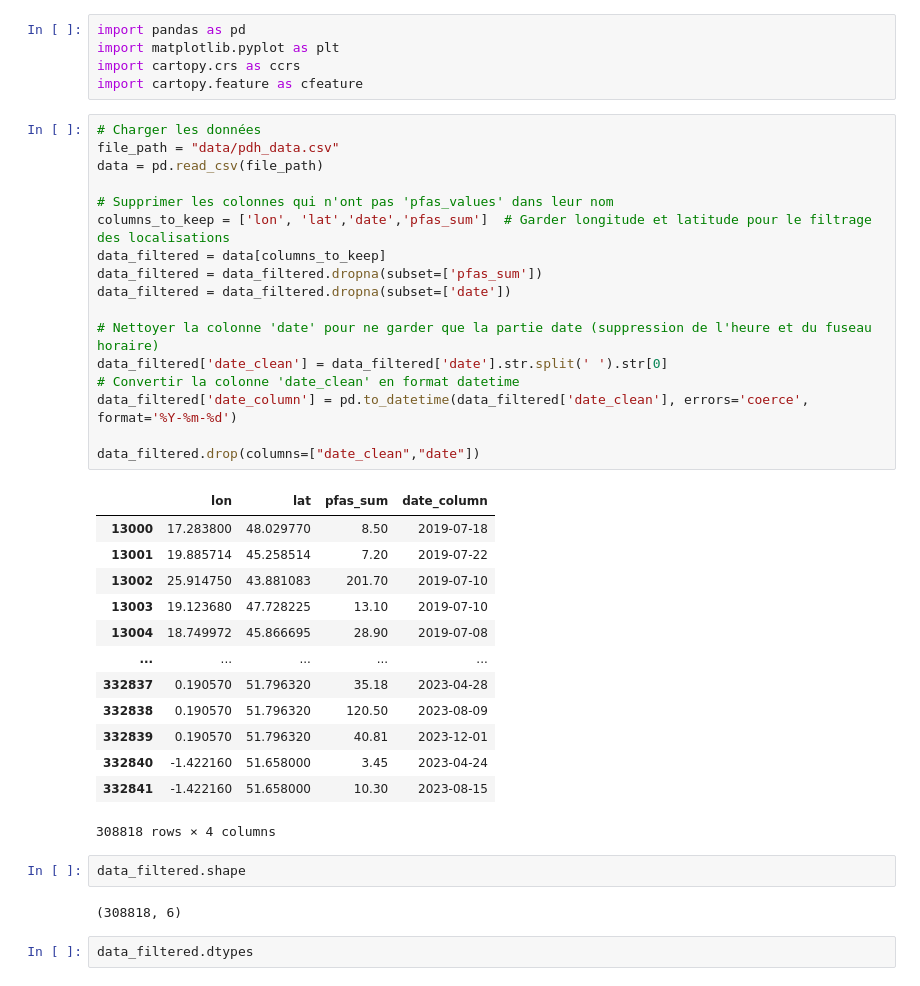
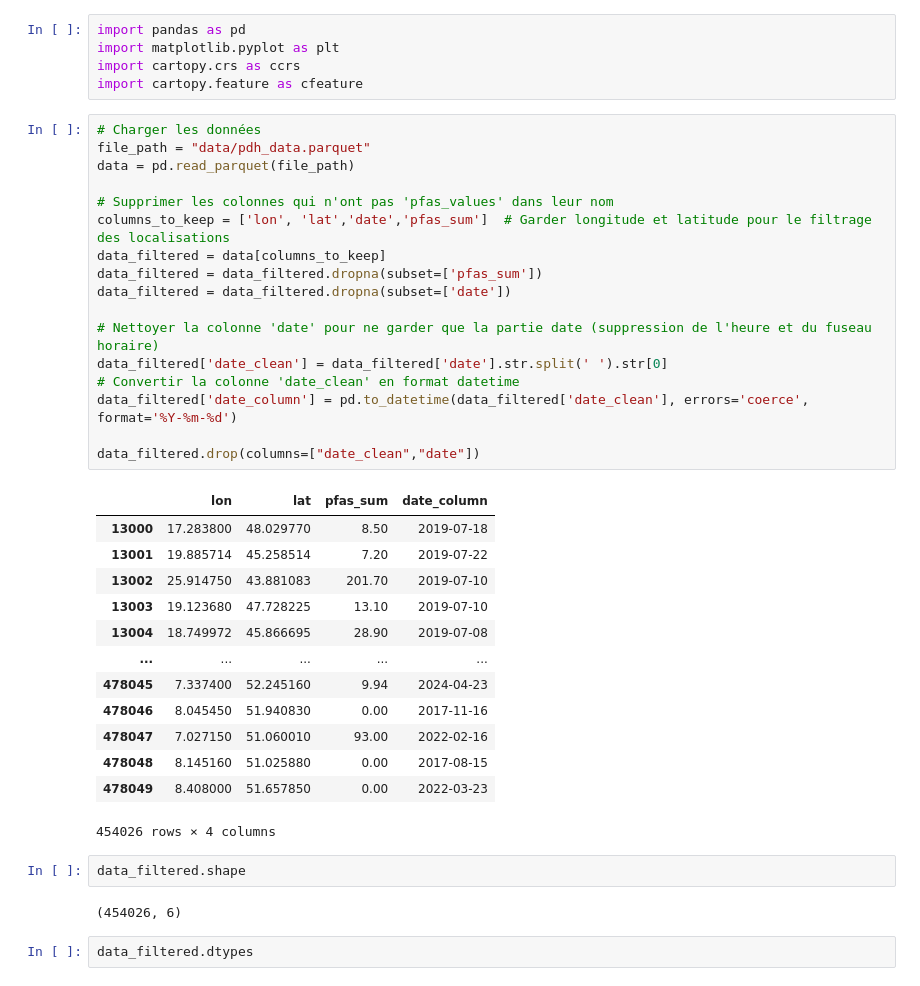
Before and after one commit to adwge99/Krigeage_PFAS, a Jupyter notebook: test.ipynb, the cells around one changed output. Saved outputs shown, nothing was run; the diff lists cells and outputs as text.

```diff
--- a/test.ipynb
+++ b/test.ipynb
@@ -5,39 +25,39 @@ import cartopy.crs as ccrs
 import cartopy.feature as cfeature
 # %%
 # Charger les données
-file_path = "data/pdh_data.csv"
-data = pd.read_csv(file_path)
+file_path = "data/pdh_data.parquet"
+data = pd.read_parquet(file_path)
 
 # Supprimer les colonnes qui n'ont pas 'pfas_values' dans leur nom
 columns_to_keep = ['lon', 'lat','date','pfas_sum']  # Garder longitude et latitude pour le filtrage des localisations
 data_filtered = data[columns_to_keep]
 data_filtered = data_filtered.dropna(subset=['pfas_sum'])
 data_filtered = data_filtered.dropna(subset=['date'])
 
 # Nettoyer la colonne 'date' pour ne garder que la partie date (suppression de l'heure et du fuseau horaire)
 data_filtered['date_clean'] = data_filtered['date'].str.split(' ').str[0]
 # Convertir la colonne 'date_clean' en format datetime
 data_filtered['date_column'] = pd.to_datetime(data_filtered['date_clean'], errors='coerce', format='%Y-%m-%d')
 
 data_filtered.drop(columns=["date_clean","date"])
 # %% [output]
 |  | lon | lat | pfas_sum | date_column |
 | 13000 | 17.283800 | 48.029770 | 8.50 | 2019-07-18 |
 | 13001 | 19.885714 | 45.258514 | 7.20 | 2019-07-22 |
 | 13002 | 25.914750 | 43.881083 | 201.70 | 2019-07-10 |
 | 13003 | 19.123680 | 47.728225 | 13.10 | 2019-07-10 |
 | 13004 | 18.749972 | 45.866695 | 28.90 | 2019-07-08 |
 | ... | ... | ... | ... | ... |
-| 332837 | 0.190570 | 51.796320 | 35.18 | 2023-04-28 |
-| 332838 | 0.190570 | 51.796320 | 120.50 | 2023-08-09 |
-| 332839 | 0.190570 | 51.796320 | 40.81 | 2023-12-01 |
-| 332840 | -1.422160 | 51.658000 | 3.45 | 2023-04-24 |
-| 332841 | -1.422160 | 51.658000 | 10.30 | 2023-08-15 |
+| 478045 | 7.337400 | 52.245160 | 9.94 | 2024-04-23 |
+| 478046 | 8.045450 | 51.940830 | 0.00 | 2017-11-16 |
+| 478047 | 7.027150 | 51.060010 | 93.00 | 2022-02-16 |
+| 478048 | 8.145160 | 51.025880 | 0.00 | 2017-08-15 |
+| 478049 | 8.408000 | 51.657850 | 0.00 | 2022-03-23 |
-308818 rows × 4 columns
+454026 rows × 4 columns
 # %%
 data_filtered.shape
 # %% [output]
-(308818, 6)
+(454026, 6)
 # %%
 data_filtered.dtypes
 # %% [output]
```
Also changed, not shown: parts of 6 cells of this notebook.
